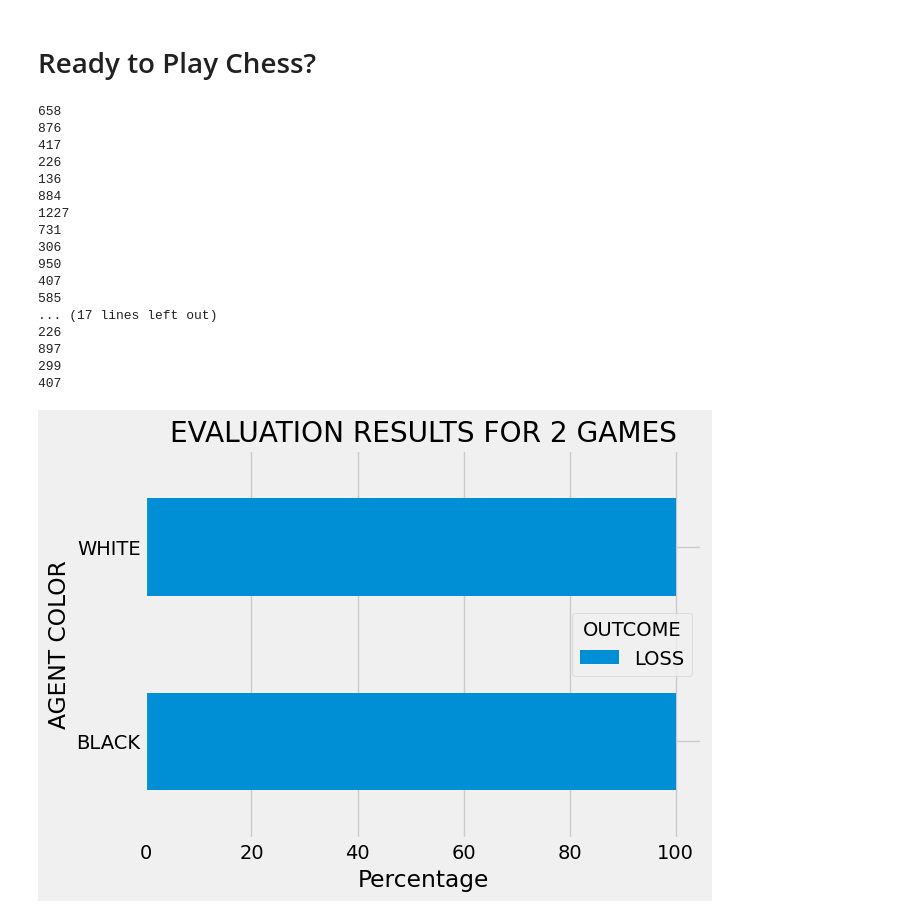
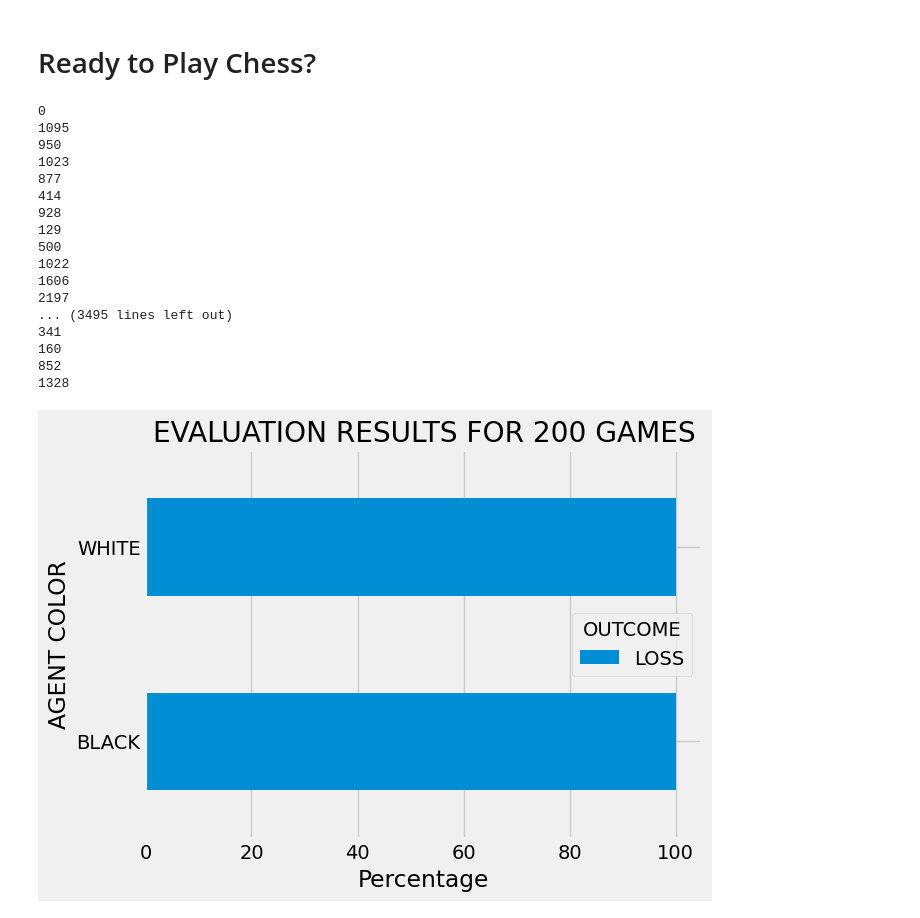
Before and after one commit to inesleonidasrocha/ChessRL23, a Jupyter notebook: RL PROJECT - MCTS.ipynb, the cells around one changed output. Drawn from its saved outputs; the diff is of its cells as text; code cells hidden in the pictures.

```diff
--- a/RL PROJECT - MCTS.ipynb
+++ b/RL PROJECT - MCTS.ipynb
@@ -436,50 +437,50 @@ class Node:
         return None
 
 
     def take_action(self, action):
         new_env = self.env.clone()
         new_env.step(action)
         return Node(state=new_env.state(), env=new_env, parent=self, action=action)
 
     def calculate_reward(self):
         return self.env.reward()
 
     def get_value(self):
         if self.visits == 0:
             return 0
         else:
             return self.total_reward / self.visits + np.sqrt(2 * np.log(self.parent.visits) / self.visits)
 
     def best_child(self):
         if not self.children:
             return None
         s = sorted(self.children.items(), key=lambda child: child[1].get_value())
         return s[-1][1]
 
 def WHITE_PLAYER_POLICY(env, state):
     root = Node(state=state, env=env, done= False)
-    action = MCTS(root, 1)
+    action = MCTS(root, 50)
     print(action)
     return action
 
-df = AGENT_EVALUATION(Stockfish_path, WHITE_PLAYER_POLICY, n_evaluations=1)
+df = AGENT_EVALUATION(Stockfish_path, WHITE_PLAYER_POLICY, n_evaluations=100)
 # %% [output]
-658
-876
-417
-226
-136
-884
-1227
-731
-306
+0
+1095
 950
-407
-585
-... (17 lines left out)
-226
-897
-299
-407
+1023
+877
+414
+928
+129
+500
+1022
+1606
+2197
+... (3495 lines left out)
+341
+160
+852
+1328
-[figure, old version]
+[figure, new version]
 # %%
```
Also changed, not shown: parts of 3 cells of this notebook.
